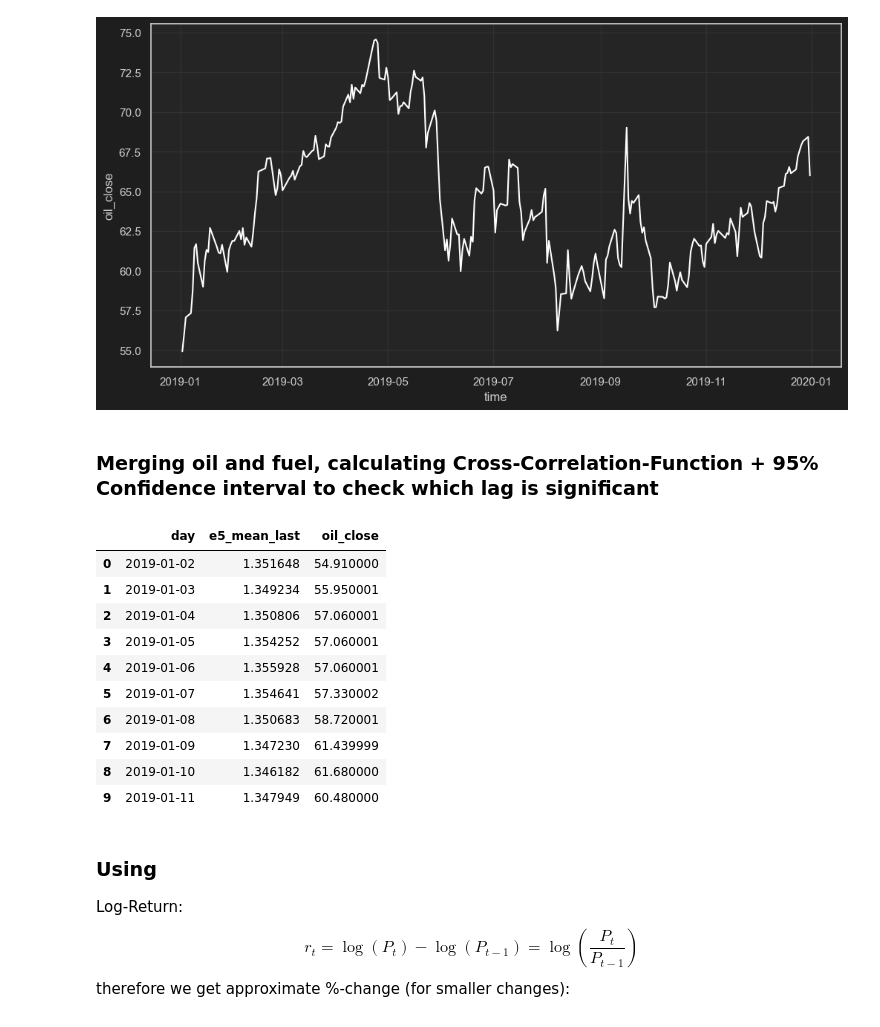
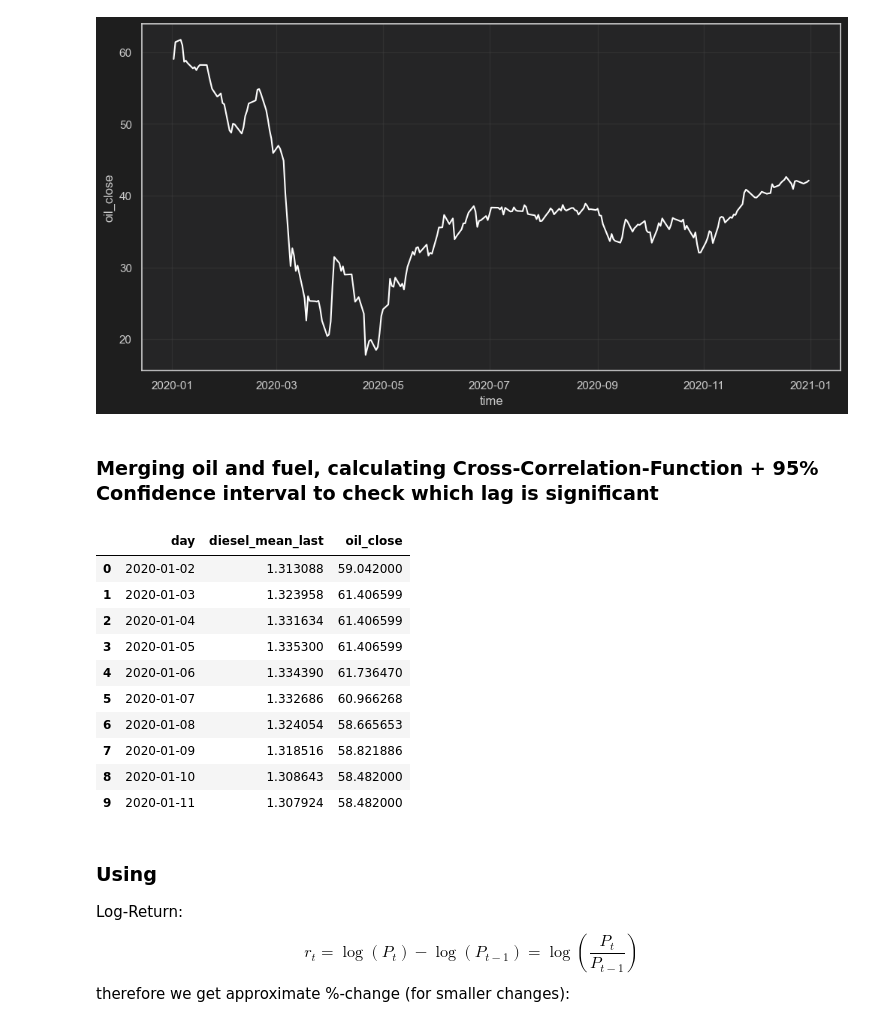
Before and after one commit to qflewy/Data-Science-Projekt, a Jupyter notebook: Notebooks/rq2_nb_final.ipynb, the cells around one changed output. Saved outputs shown, nothing was run; the diff lists cells and outputs as text; code cells hidden in the pictures.

```diff
--- a/Notebooks/rq2_nb_final.ipynb
+++ b/Notebooks/rq2_nb_final.ipynb
@@ -24,30 +28,30 @@ plot_national_fuel_prices_year(2015, stat="mean")
 # %%
 #--------------------------------------------------------
-year = 2019 # change to which year you want to analyze
+year = 2020 # change to which year you want to analyze
 #--------------------------------------------------------
 
 oil_d = load_brent(f"{year}-01-01", f"{year+1}-01-01", interval="1d")
 oil_d.head()
 
 plt.figure(figsize=(12, 6))
 sns.lineplot(data=oil_d, x="time", y="oil_close", color="white")
 plt.show()
 
 fuel_path_d = Path(f"D:/data/derived/national_daily_last/national_daily_last_{year}.csv")
 fuel_d = pd.read_csv(fuel_path_d)
 
 oil_d["day"] = pd.to_datetime(oil_d["time"]).dt.normalize()
 oil_d = oil_d[["day", "oil_close"]]
 
 fuel_d["day"] = pd.to_datetime(fuel_d["day"]).dt.date
 oil_d["day"] = pd.to_datetime(oil_d["day"]).dt.tz_localize(None).dt.date
 # %% [output]
-[figure, old version]
+[figure, new version]
 # %% [markdown]
 ### Merging oil and fuel, calculating Cross-Correlation-Function + 95% Confidence interval to check which lag is significant
 # %%
 #--------------------------------------------------------------------
-fuel_type = "e5_mean_last" # change this to fuel type of interest
+fuel_type = "diesel_mean_last" # change this to fuel type of interest
 K_LAG = 50 # set maximum number of lags for CCF
 #--------------------------------------------------------------------
 
@@ -60,17 +64,17 @@ merged_fill = merged_fill.dropna(subset=["oil_close", f"{fuel_type}"]).reset_ind
 
 merged_fill.head(10)
 # %% [output]
-|  | day | e5_mean_last | oil_close |
-| 0 | 2019-01-02 | 1.351648 | 54.910000 |
-| 1 | 2019-01-03 | 1.349234 | 55.950001 |
-| 2 | 2019-01-04 | 1.350806 | 57.060001 |
-| 3 | 2019-01-05 | 1.354252 | 57.060001 |
-| 4 | 2019-01-06 | 1.355928 | 57.060001 |
-| 5 | 2019-01-07 | 1.354641 | 57.330002 |
-| 6 | 2019-01-08 | 1.350683 | 58.720001 |
-| 7 | 2019-01-09 | 1.347230 | 61.439999 |
-| 8 | 2019-01-10 | 1.346182 | 61.680000 |
-| 9 | 2019-01-11 | 1.347949 | 60.480000 |
+|  | day | diesel_mean_last | oil_close |
+| 0 | 2020-01-02 | 1.313088 | 59.042000 |
+| 1 | 2020-01-03 | 1.323958 | 61.406599 |
+| 2 | 2020-01-04 | 1.331634 | 61.406599 |
+| 3 | 2020-01-05 | 1.335300 | 61.406599 |
+| 4 | 2020-01-06 | 1.334390 | 61.736470 |
+| 5 | 2020-01-07 | 1.332686 | 60.966268 |
+| 6 | 2020-01-08 | 1.324054 | 58.665653 |
+| 7 | 2020-01-09 | 1.318516 | 58.821886 |
+| 8 | 2020-01-10 | 1.308643 | 58.482000 |
+| 9 | 2020-01-11 | 1.307924 | 58.482000 |
 # %% [markdown]
 ### Using
 Log-Return:
```
Also changed, not shown: parts of 17 cells of this notebook, 1 other file.
